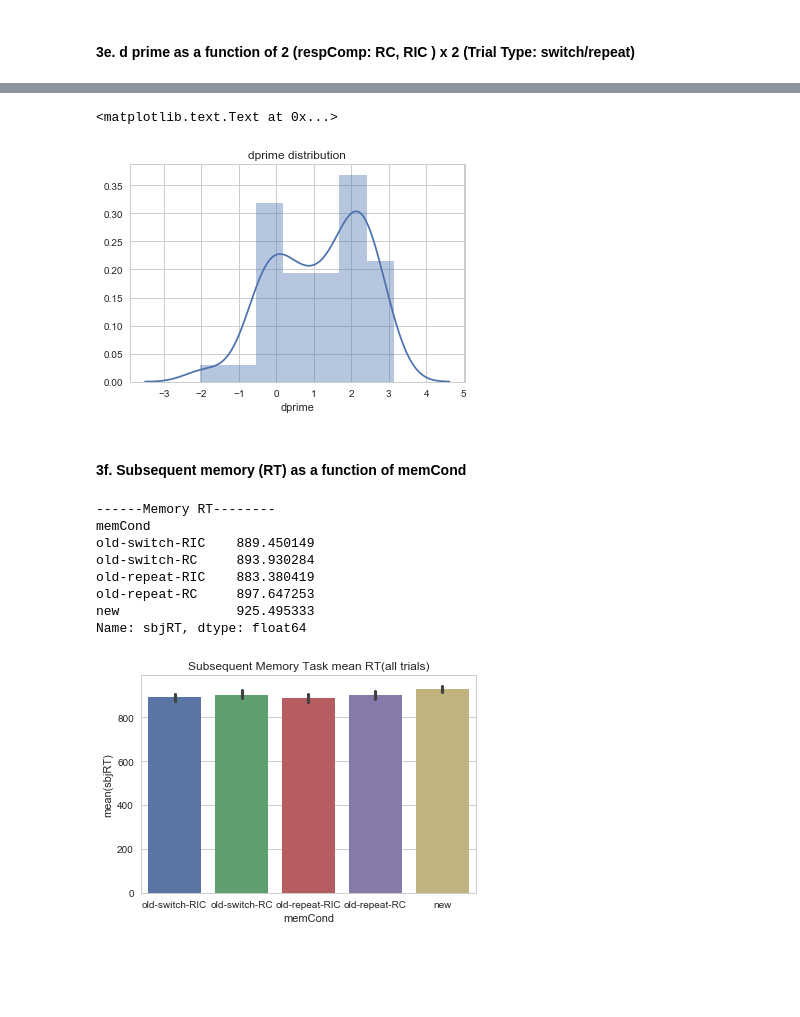
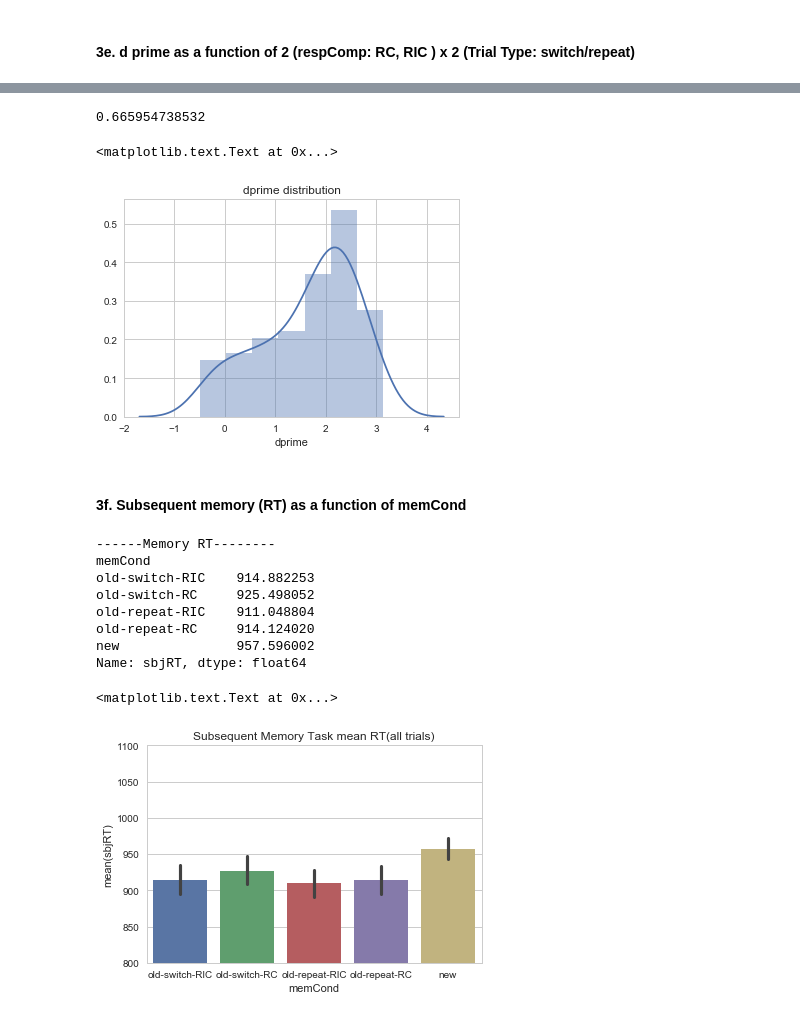
Before and after one commit to yuchinchiu/TSRC_v2_data, a Jupyter notebook: analysis_py/TSRC_v2_basicAnalysis.ipynb, the cells around one changed output, grey strips where cells are left out. Cells and saved outputs as stored; diff of their text form; code cells hidden in the pictures; blank space fills up the shorter version.

```diff
--- a/analysis_py/TSRC_v2_basicAnalysis.ipynb
+++ b/analysis_py/TSRC_v2_basicAnalysis.ipynb
@@ -26,7 +26,7 @@ goodSbj=[]
 excludeSbj=[]
 for S in np.unique(df.sbjId):
     D = df.loc[df.sbjId==S]
-    if D[D.phase=='TaskSw'].sbjACC.mean()*100 > 65:
+    if (D[D.phase=='TaskSw'].sbjACC.mean()*100 > 55) & (D.loc[D.memCond=='new'].sbjACC.mean()*100 > 55):
         goodSbj.append(S)
     else:
         excludeSbj.append(S)
@@ -275,26 +277,39 @@ Name: dprime, dtype: float64
+# %%
+# Testing dprime interaction on T1 correct imgages
+a = np.array(condM_dprime.loc[(condM_dprime.respComp=='RC')  & (condM_dprime.trialType=='switch'),'dprime'])
+b = np.array(condM_dprime.loc[(condM_dprime.respComp=='RC')  & (condM_dprime.trialType=='repeat'),'dprime'])
+c = np.array(condM_dprime.loc[(condM_dprime.respComp=='RIC') & (condM_dprime.trialType=='switch'),'dprime'])
+d = np.array(condM_dprime.loc[(condM_dprime.respComp=='RIC') & (condM_dprime.trialType=='repeat'),'dprime'])
+simple_inX_test = stats.ttest_rel(a-b,c-d)
+print(simple_inX_test.pvalue)
+# %% [output]
+0.665954738532
 # %%
 sns.distplot(condM_dprime.dprime)
 plt.title('dprime distribution')
 # %% [output]
 <matplotlib.text.Text at 0x...>
-[figure, old version]
+[figure, new version]
 # %% [markdown]
 #### 3f. Subsequent memory (RT) as a function of  memCond
 # %%
-sns.barplot(x='memCond',y='sbjRT', data=df_mem)
-plt.title("Subsequent Memory Task mean RT(all trials)")
 condM_mem_rt = df_mem.groupby(['sbjId','memCond']).sbjRT.mean().reset_index()
 # a table of subject x condition
+print('------Memory RT--------')
 gpResult_mem_rt = condM_mem_rt.groupby(['memCond']).sbjRT.mean()
-print('------Memory RT--------')
 print(gpResult_mem_rt)
+# plot results
+g = sns.barplot(x='memCond',y='sbjRT', data=df_mem)
+g.set(ylim=(800, 1100))
+plt.title("Subsequent Memory Task mean RT(all trials)")
 # %% [output]
 ------Memory RT--------
 memCond
-old-switch-RIC    889.450149
-old-switch-RC     893.930284
-old-repeat-RIC    883.380419
-old-repeat-RC     897.647253
-new               925.495333
+old-switch-RIC    914.882253
+old-switch-RC     925.498052
+old-repeat-RIC    911.048804
+old-repeat-RC     914.124020
+new               957.596002
 Name: sbjRT, dtype: float64
+<matplotlib.text.Text at 0x...>
-[figure, old version]
+[figure, new version]
```
Also changed, not shown: parts of 16 cells of this notebook.
